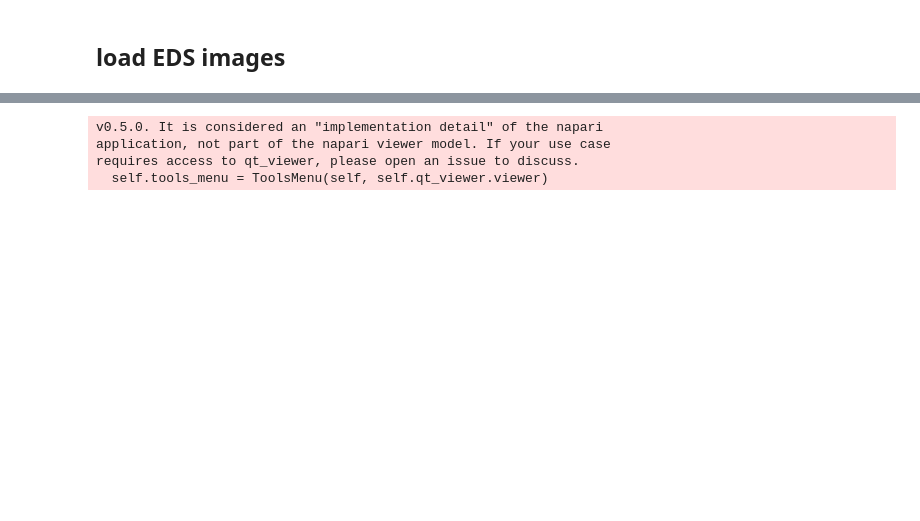
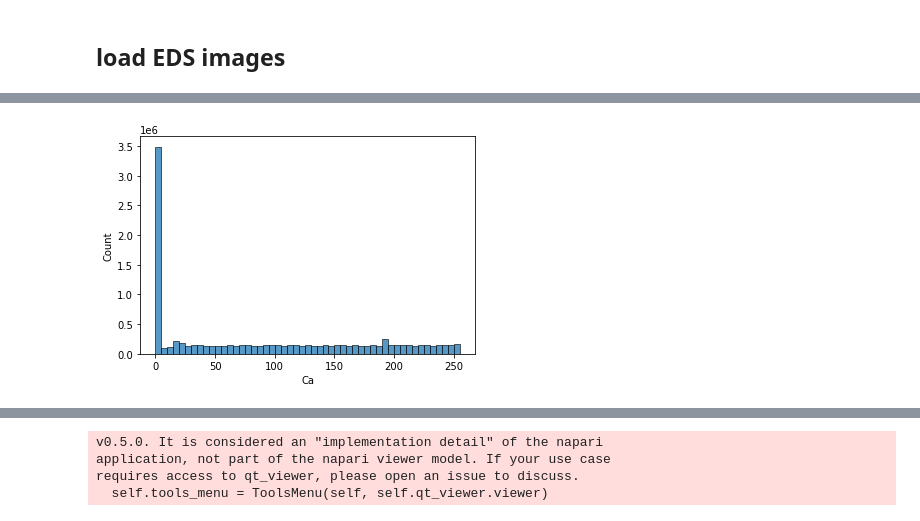
Before and after one commit to kleinerELM/FIB-Stack-preprocessing, a Jupyter notebook: test.ipynb, the cells around one changed output, grey strips where cells are left out. Cells and saved outputs as stored; diff of their text form; code cells hidden in the pictures; blank space fills up the shorter version.

```diff
--- a/test.ipynb
+++ b/test.ipynb
@@ -14,23 +22,28 @@ from align import *
 # %%
 #folder='E:/2020_11_18 C3S 28d+EDX (2 Teile)/2020_11_19 C3S 28d+EDX/Images/SEM Image/'
 #folder='E:/2020_11_18 C3S 28d+EDX (2 Teile)/2020_11_19 C3S 28d+EDX/Images/EDS/'
-"""
+
 folder='Z:/FiB-Data/C3S + EDX/2020_11_18 C3S 28d+EDX (2 Teile)/2020_11_19 C3S 28d+EDX/EDS Export/'
 z_scale=192
 mask_size=0.7
 limit=[1,79]#[18,80]
 eds_x_offset = 404.8#+22
 eds_y_offset = 50.8
+#eds_each_nth_slice = 10
 #expected_img_count = 63
-relevant_elements = ['Ca', 'Si', 'O', 'Pt', 'C']
+relevant_elements = ['Ca', 'Si', 'C', 'O', 'Pt']
 colormaps = ["red", "green", "blue", "yellow", "magenta"]
+# superpixel settings
+n_segments = 200
+compactness = 0.3
+
+
 """
-
 folder='Z:/FiB-Data/C3S + EDX/2020_11_18 C3S 28d+EDX (2 Teile)/2020_11_19 C3S 28d+EDX/Images/SEM Image/'
 mask_size=0.6
 z_scale=19.2
 limit=[56,600]
-
+"""
 #folder='E:/SEM Image/'
 #folder='F:/2020_11_19 C3S 28d+EDX/EDS Export/'
 sem_folder='F:/2020_11_19 C3S 28d+EDX/Images/SEM Image/'
@@ -359,3 +639,8 @@ no elements found
+# %%
+
+plt = sns.histplot(data=data[relevant_elements[0]], binwidth=5)# .jointplot(x = relevant_elements[0], y = relevant_elements[1], data = data,kind="kde",cmap='gist_ncar')#, kind="kde"
+# %% [output]
+[figure, added]
 # %%
 #todo
 
```
Also changed, not shown: parts of 16 cells of this notebook, 1 other file.
